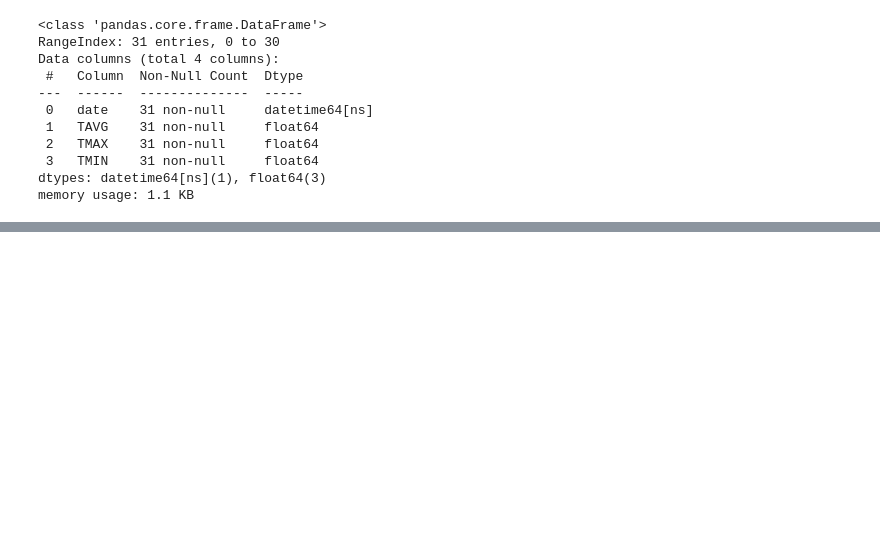
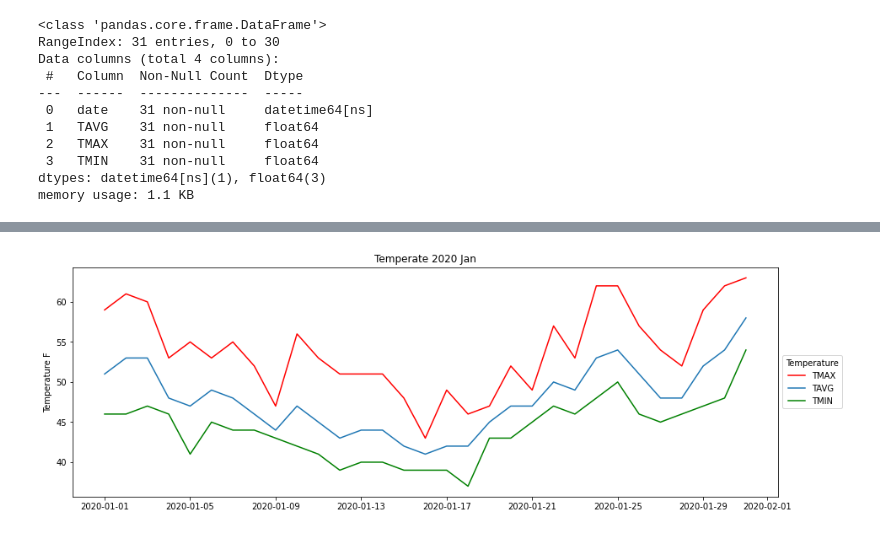
Before and after one commit to AmitSamra/NOAA, a Jupyter notebook: DailySummaries/daily_summaries.ipynb, the cells around one changed output, grey strips where cells are left out. Drawn from its saved outputs; the diff is of its cells as text; code cells hidden in the pictures; blank space fills up the shorter version.

Commit message:
Added Jan 2020 df and plot

```diff
--- a/DailySummaries/daily_summaries.ipynb
+++ b/DailySummaries/daily_summaries.ipynb
@@ -365,0 +445,18 @@ while file_counter < 3:
+# %%
+fig,ax = plt.subplots(figsize=(15,5))
+ax.plot(df_ds.date, df_ds.TMAX, color='red')
+ax.plot(df_ds.date, df_ds.TAVG)
+ax.plot(df_ds.date, df_ds.TMIN, color='green')
+ax.set_ylabel('Temperature F')
+ax.set_title('Temperate 2020 Jan')
+
+ax.legend(
+    title = 'Temperature',
+    labels = ['TMAX', 'TAVG', 'TMIN'],
+    loc = 'center left',
+    bbox_to_anchor = (1,.5,0,0)
+)
+
+plt.show()
+# %% [output]
+[figure, added]
```
Also changed, not shown: parts of 8 cells of this notebook, 3 other files.
